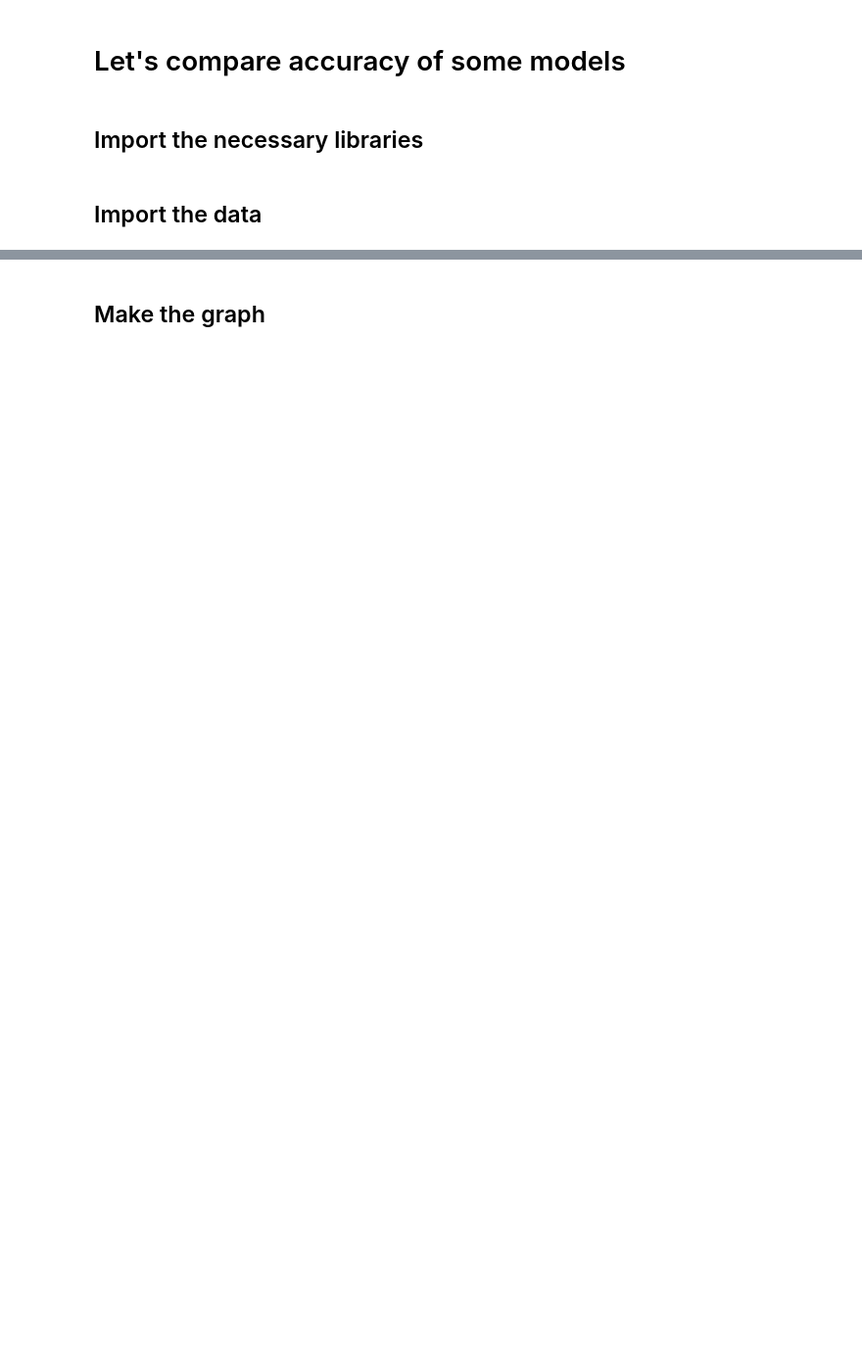
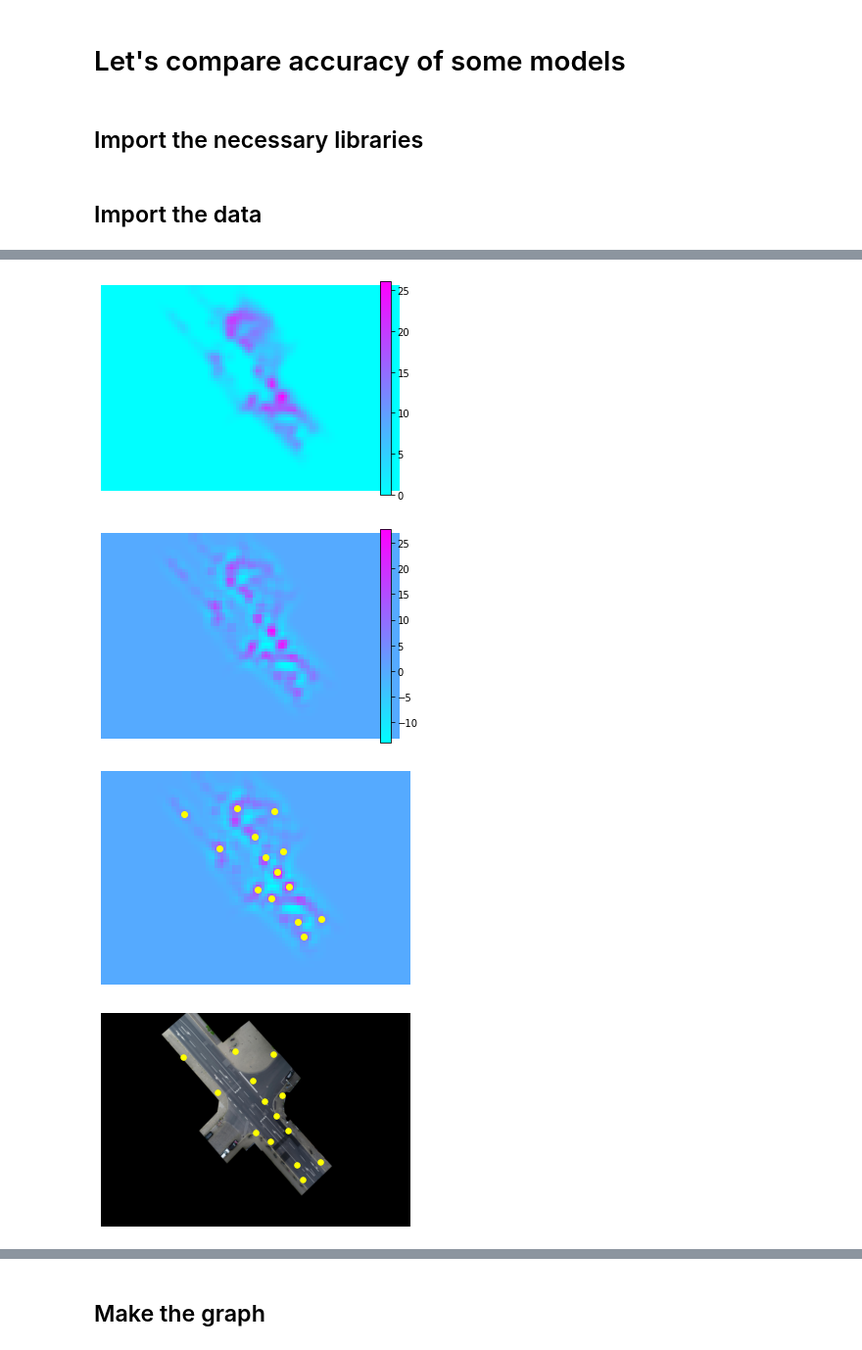
Before and after one commit to gitBram/vru_path_prediction, a Jupyter notebook: prediction_evaluation.ipynb, the cells around one changed output, grey strips where cells are left out. Shown at 98% size. Saved outputs shown, nothing was run; the diff lists cells and outputs as text; code cells hidden in the pictures; blank space fills up the shorter version.

```diff
--- a/prediction_evaluation.ipynb
+++ b/prediction_evaluation.ipynb
@@ -58,0 +82,11 @@ scene_data.plot_all_paths()
+# %%
+interest_points = WPA.interest_point_searcher(-interest_areas, savepath = 'data/images/WPA/points.png',
+min_dist = 4, thresh_rel=.2, kernel_size=3, hide_axes=True)
+
+my_fig, my_ax = plt.subplots( nrows=1, ncols=1 )
+scene_data.plot_on_image(interest_points, ax=my_ax, colors="yellow", ms=30, hide_axes=True, save_path='data/images/WPA/points_on_img.png')
+# %% [output]
+[figure, added]
+[figure, added]
+[figure, added]
+[figure, added]
```
Also changed, not shown: parts of 25 cells of this notebook, 12 other files.
